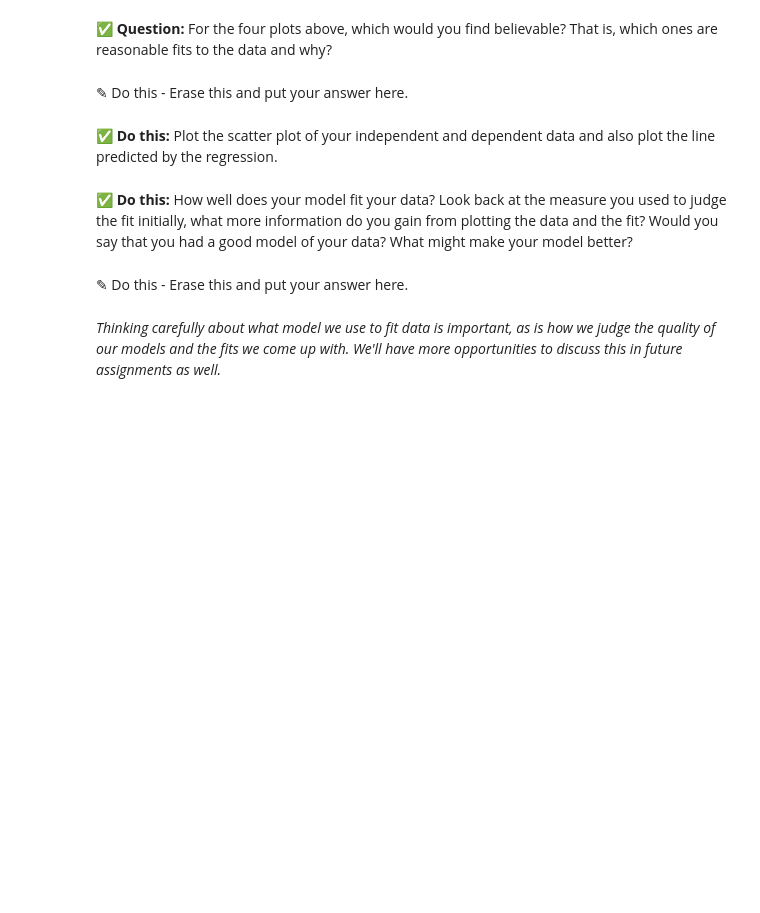
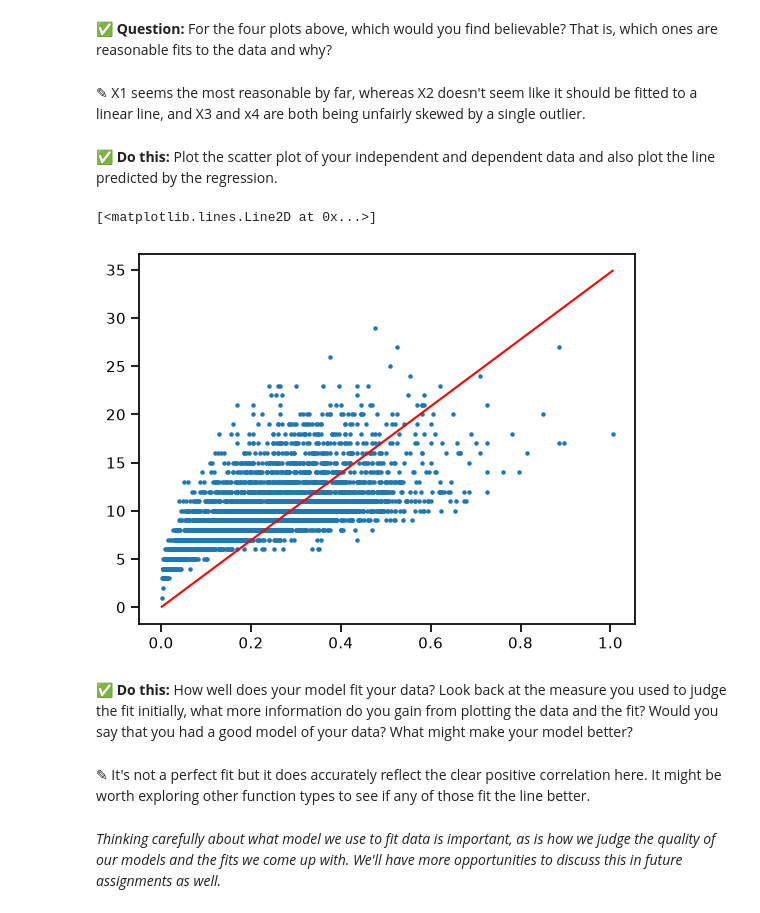
Before and after one commit to ethanb524/CMSE202-f25-turnin, a Jupyter notebook: Day-13/Day-13_In-Class-Regression-STUDENT.ipynb, the cells around one changed output. Drawn from its saved outputs; the diff is of its cells as text; code cells hidden in the pictures; blank space fills up the shorter version.

```diff
--- a/Day-13/Day-13_In-Class-Regression-STUDENT.ipynb
+++ b/Day-13/Day-13_In-Class-Regression-STUDENT.ipynb
@@ -168,7 +252,7 @@ Mathematically, any data can be fit to a line. Whether a line is a good model to
 You can see that each data set is different, but the mathematical model that fits each of these data sets is the same! You must be careful that your data do not violate one or more of the [underlying assumptions of linear fitting](https://en.wikipedia.org/wiki/Linear_regression#Assumptions). This is one reason it is incredibly important to visualize your data and the model that fits it.
 # %% [markdown]
 **&#9989; Question:** For the four plots above, which would you find believable? That is, which ones are reasonable fits to the data and why?
-# %% [markdown]
-<font size=+3>&#9998;</font> Do this - Erase this and put your answer here.
+# %% [markdown]
+<font size=+3>&#9998;</font> X1 seems the most reasonable by far, whereas X2 doesn't seem like it should be fitted to a linear line, and X3 and x4 are both being unfairly skewed by a single outlier.
 # %% [markdown]
 **&#9989; Do this:** Plot the scatter plot of your independent and dependent data and also plot the line predicted by the regression.
@@ -177,7 +259,18 @@ You can see that each data set is different, but the mathematical model that fit
+# %%
+# put your code here
+x = abalone["shell_weight"]
+y = abalone["rings"]
+plt.scatter(x, y, s=5)
+x_line = np.linspace(x.min(), x.max(), 100)
+y_line = 34.7332 * x_line
+plt.plot(x_line, y_line, color="red")
+# %% [output]
+[<matplotlib.lines.Line2D at 0x...>]
+[figure, added]
 # %% [markdown]
 **&#9989; Do this:** How well does your model fit your data? Look back at the measure you used to judge the fit initially, what more information do you gain from plotting the data and the fit? Would you say that you had a good model of your data? What might make your model better?
-# %% [markdown]
-<font size=+3>&#9998;</font> Do this - Erase this and put your answer here.
+# %% [markdown]
+<font size=+3>&#9998;</font> It's not a perfect fit but it does accurately reflect the clear positive correlation here. It might be worth exploring other function types to see if any of those fit the line better.
 # %% [markdown]
 _Thinking carefully about what model we use to fit data is important, as is how we judge the quality of our models and the fits we come up with. We'll have more opportunities to discuss this in future assignments as well._
 # %% [markdown]
```
Also changed, not shown: parts of 31 cells of this notebook.
